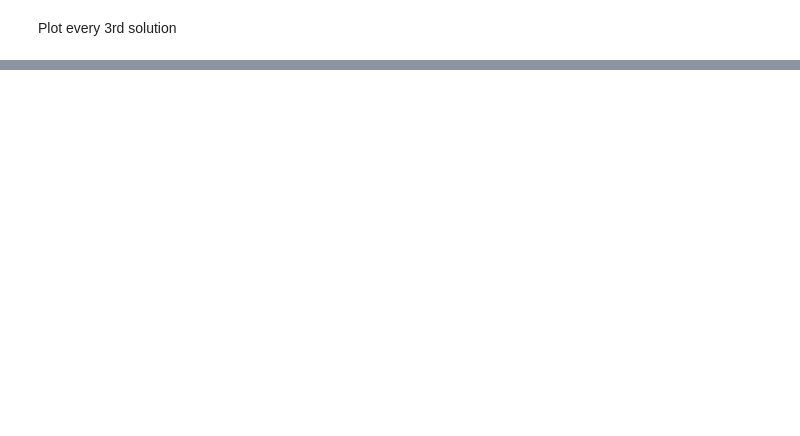
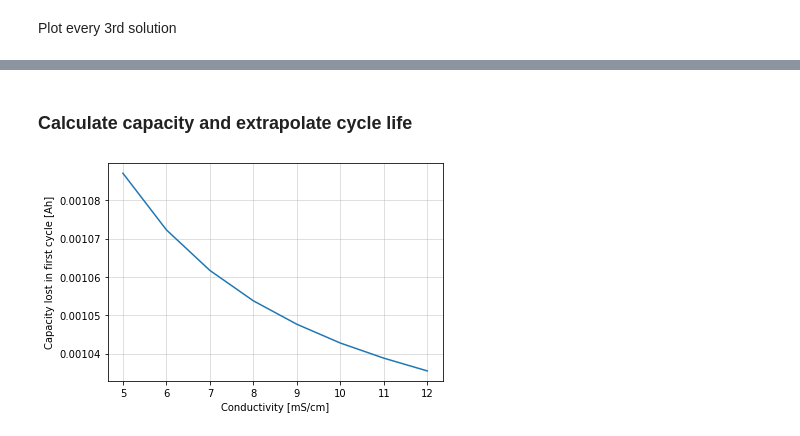
Before and after one commit to tinosulzer/integrate-electrolyte, a Jupyter notebook: conductivity.ipynb, the cells around one changed output, grey strips where cells are left out. Saved outputs shown, nothing was run; the diff lists cells and outputs as text; code cells hidden in the pictures; blank space fills up the shorter version.

```diff
--- a/conductivity.ipynb
+++ b/conductivity.ipynb
@@ -78,0 +96,25 @@ ax.grid(alpha=0.5)
+# %% [markdown]
+### Calculate capacity and extrapolate cycle life
+# %%
+esoh_model = pybamm.lithium_ion.ElectrodeSOH()
+esoh_sim = pybamm.Simulation(esoh_model, parameter_values=parameter_values)
+
+param = pybamm.LithiumIonParameters()
+
+Vmin = parameter_values["Lower voltage cut-off [V]"]
+Vmax = parameter_values["Upper voltage cut-off [V]"]
+Cn = parameter_values.evaluate(param.C_n_init)
+Cp = parameter_values.evaluate(param.C_p_init)
+n_Li = parameter_values.evaluate(param.n_Li_particles_init)
+
+esoh_sol = esoh_sim.solve([0], inputs={"V_min": Vmin, "V_max": Vmax, "C_n": Cn, "C_p": Cp, "n_Li": n_Li})
+C_init = esoh_sol["C"].data[0]
+# %%
+C_loss = [C_init - sol.summary_variables["C"][-1] for sol in sols]
+fig, ax = plt.subplots()
+ax.plot(sigmas, C_loss)
+ax.set_xlabel("Conductivity [mS/cm]")
+ax.set_ylabel("Capacity lost in first cycle [Ah]")
+ax.grid(alpha=0.5)
+# %% [output]
+[figure, added]
```
Also changed, not shown: parts of 8 cells of this notebook.
